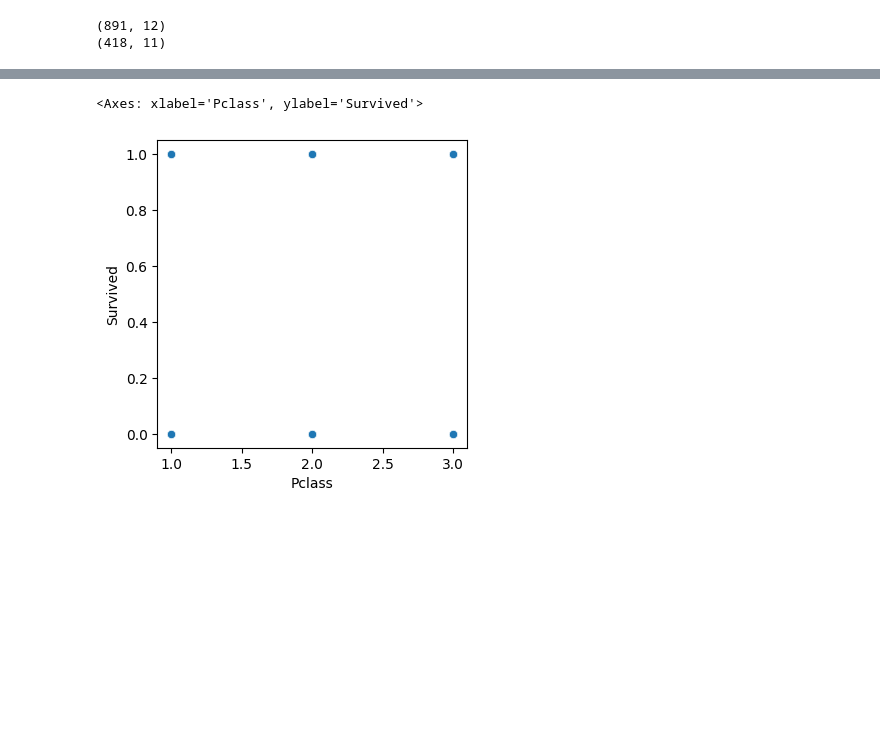
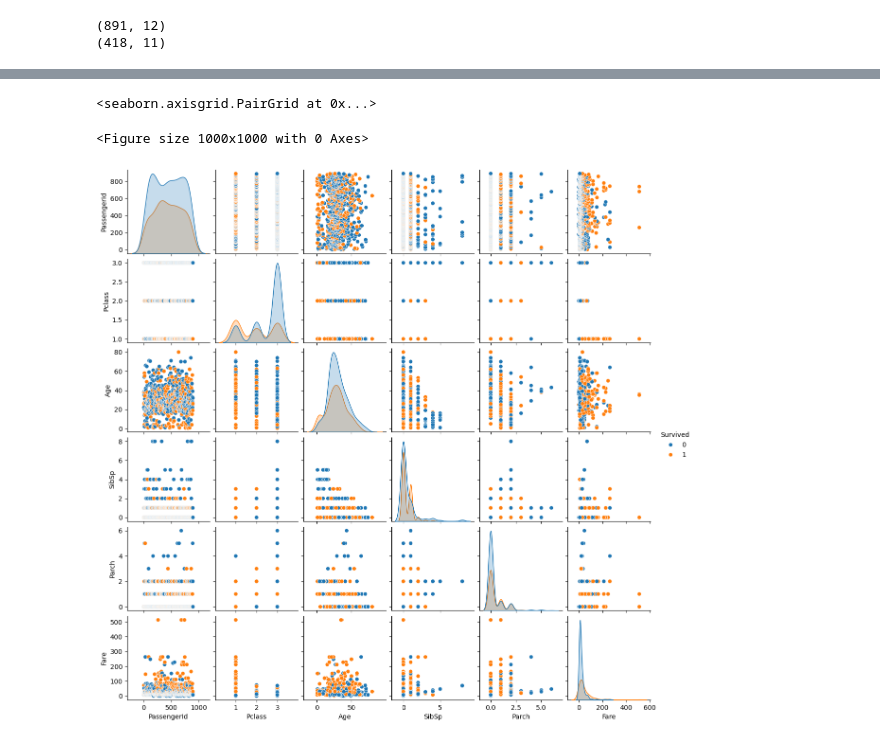
Before and after one commit to ROROROMP/kaggle, a Jupyter notebook: titanic/taitanic_02.ipynb, the cells around one changed output, grey strips where cells are left out. Saved outputs shown, nothing was run; the diff lists cells and outputs as text; code cells hidden in the pictures; blank space fills up the shorter version.

```diff
--- a/titanic/taitanic_02.ipynb
+++ b/titanic/taitanic_02.ipynb
@@ -119,6 +113,7 @@ print(type(pg))
 # %%
-plt.figure(figsize=(4, 4))
-sns.scatterplot(data=train_df, x='Pclass', y="Survived")
+plt.figure(figsize=(10,10))
+sns.pairplot(train_df, hue="Survived", height=2)
 # %% [output]
-<Axes: xlabel='Pclass', ylabel='Survived'>
+<seaborn.axisgrid.PairGrid at 0x...>
+<Figure size 1000x1000 with 0 Axes>
-[figure, old version]
+[figure, new version]
```
Also changed, not shown: parts of 3 cells of this notebook.
